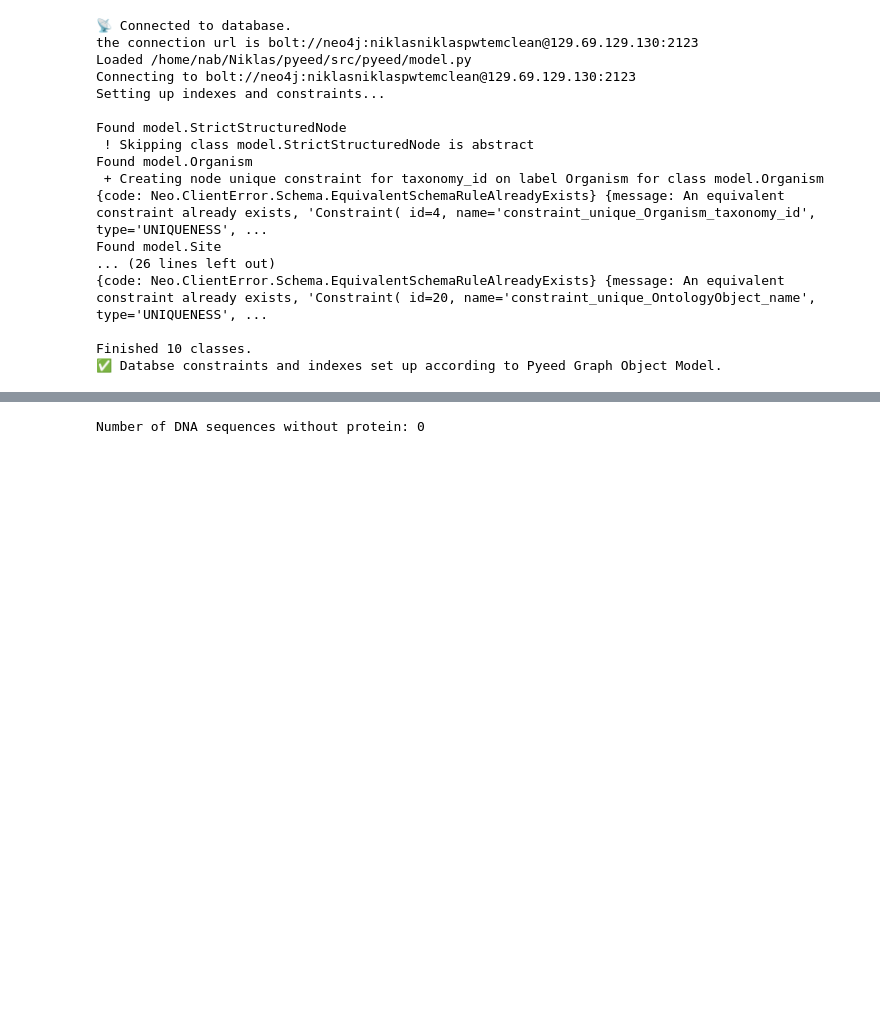
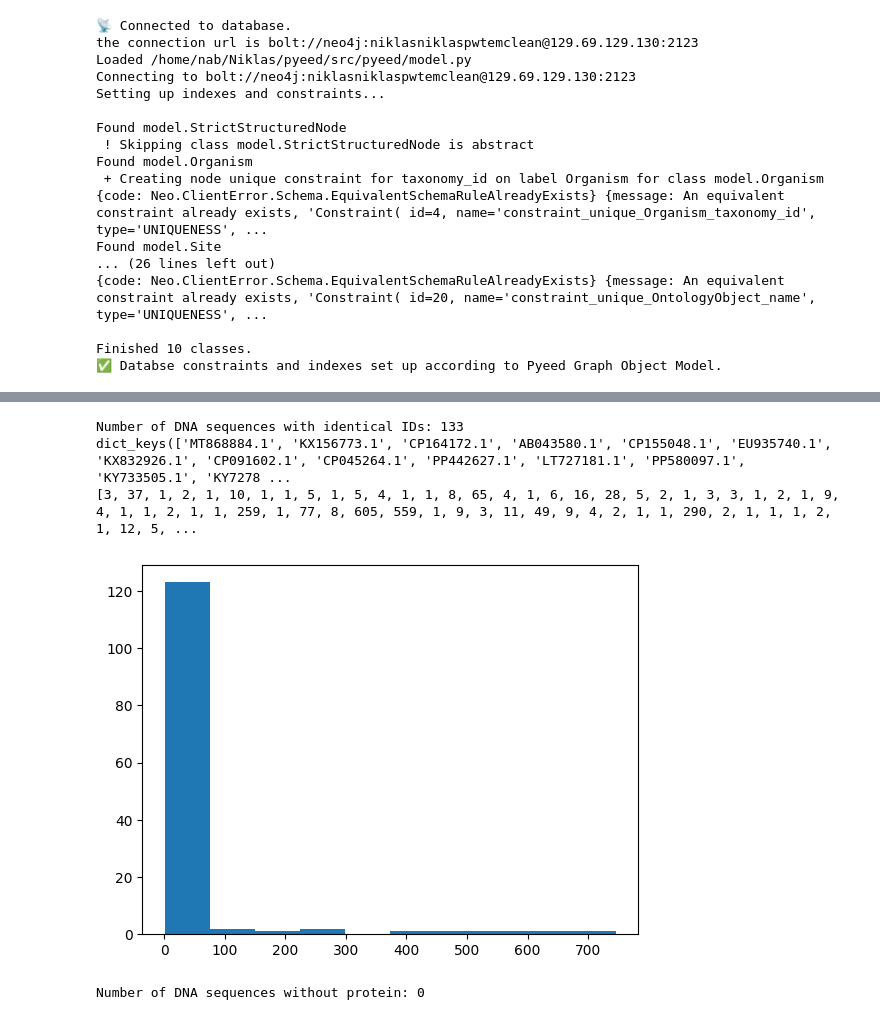
Before and after one commit to PyEED/TEM-lactamase, a Jupyter notebook: scr/code/006_TEM_Data_Stats.ipynb, the cells around one changed output, grey strips where cells are left out. Drawn from its saved outputs; the diff is of its cells as text; code cells hidden in the pictures; blank space fills up the shorter version.

```diff
--- a/scr/code/006_TEM_Data_Stats.ipynb
+++ b/scr/code/006_TEM_Data_Stats.ipynb
@@ -80,3 +80,26 @@ Total number of DNA sequences: 54000
+# %%
+query_find_number_dna_of_identical_ids = """
+    MATCH (d:DNA) WHERE d.IdenticalIds IS NOT NULL RETURN d.accession_id, d.IdenticalIds
+"""
+number_dna_of_identical_ids = eedb.db.execute_read(query_find_number_dna_of_identical_ids)
+print(f"Number of DNA sequences with identical IDs: {len(number_dna_of_identical_ids)}")
+
+data_dic = {}
+
+for item in number_dna_of_identical_ids:
+        data_dic[item['d.accession_id']] = list(item['d.IdenticalIds'])
+
+print(data_dic.keys())
+data = [len(data_dic[item]) for item in data_dic]
+print(data)
+# histogram of list length of data_dic
+plt.hist(data)
+plt.show()
+# %% [output]
+Number of DNA sequences with identical IDs: 133
+dict_keys(['MT868884.1', 'KX156773.1', 'CP164172.1', 'AB043580.1', 'CP155048.1', 'EU935740.1', 'KX832926.1', 'CP091602.1', 'CP045264.1', 'PP442627.1', 'LT727181.1', 'PP580097.1', 'KY733505.1', 'KY7278 ...
+[3, 37, 1, 2, 1, 10, 1, 1, 5, 1, 5, 4, 1, 1, 8, 65, 4, 1, 6, 16, 28, 5, 2, 1, 3, 3, 1, 2, 1, 9, 4, 1, 1, 2, 1, 1, 259, 1, 77, 8, 605, 559, 1, 9, 3, 11, 49, 9, 4, 2, 1, 1, 290, 2, 1, 1, 1, 2, 1, 12, 5, ...
+[figure, added]
 # %%
 # find the number of DNA sequences which are not connected to a protein
 query_number_of_dna_sequences_without_protein_connecting_to_them = """
```
Also changed, not shown: parts of 10 cells of this notebook, 2 other files.
